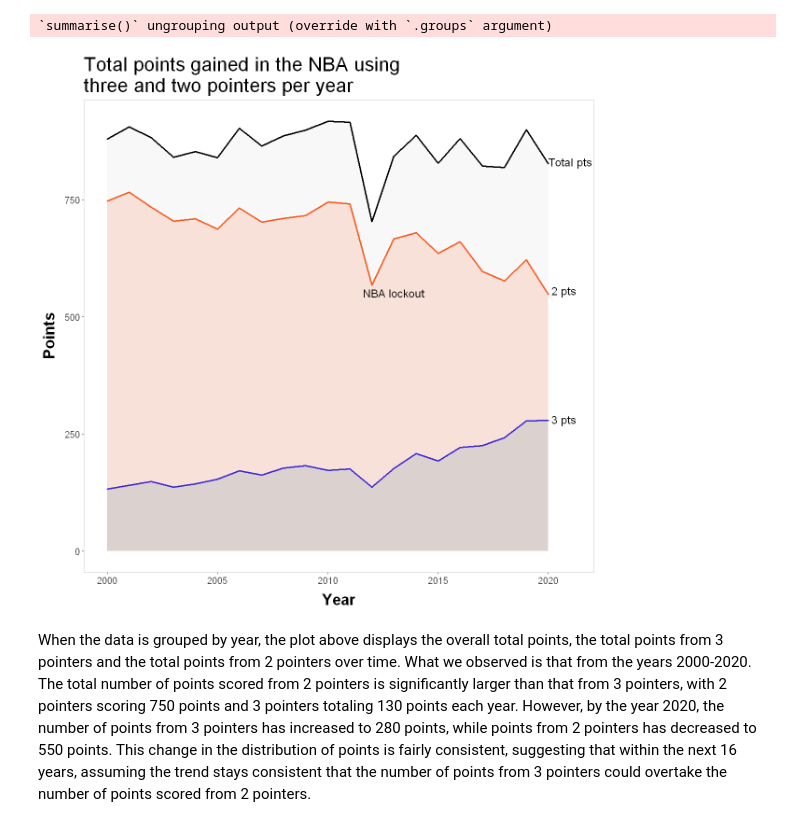
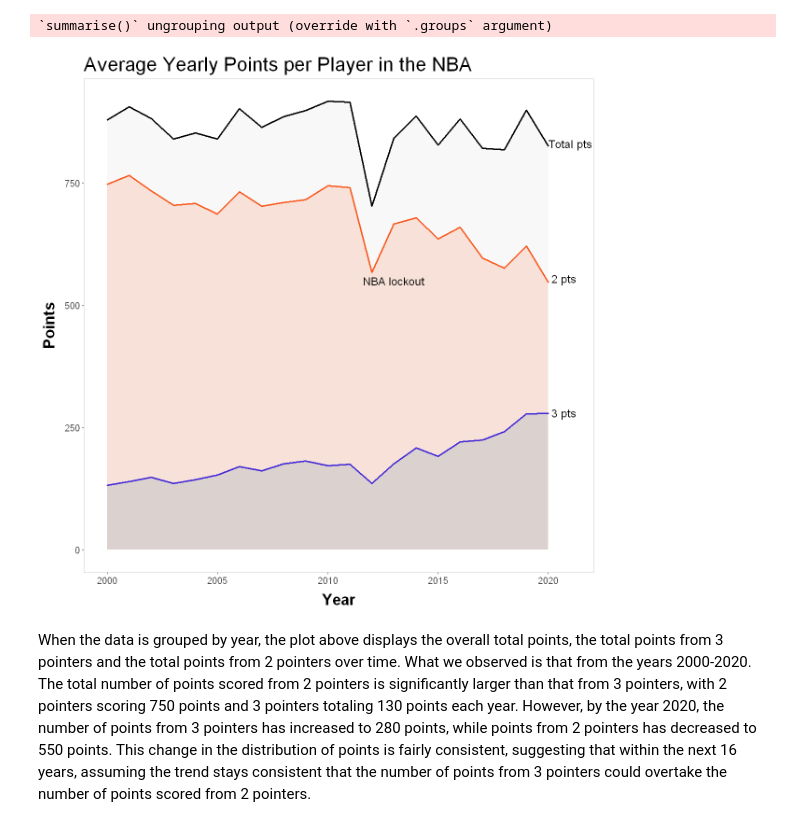
Before and after one commit to ubco-mds-2020-labs/data-550-project2-group-13-connor-and-graham, a Jupyter notebook: final.ipynb, the cells around one changed output. Saved outputs shown, nothing was run; the diff lists cells and outputs as text; code cells hidden in the pictures.

Commit message:
Capitalized and altered titles of plots

```diff
--- a/final.ipynb
+++ b/final.ipynb
@@ -368,26 +401,26 @@ NBA_grouped_year <-add_column(NBA_grouped_year,X2P_corrected = NBA_grouped_year$
 # %%
 # Create plot
 
 ggplot(NBA_grouped_year, aes(x = year)) +
     geom_area(aes(y = X3PM_corrected), fill = 'lightblue', color ='blue', size = 1,alpha = 0.5)  +
     geom_area(aes(y = X2P_corrected), fill = 'orangered', color ='orangered', size = 1,alpha = 0.15)  +
     geom_area(aes(y = PTS), fill = 'lightgrey', color ='black', size = 1,alpha = 0.15)  +
     scale_x_continuous(name="Year") +
     scale_y_continuous(name="Points") +
-    ggtitle('Total points gained in the NBA using\nthree and two pointers per year')+
+    ggtitle('Average Yearly Points per Player in the NBA')+
     theme(axis.text=element_text(size=12),
         axis.title=element_text(size=20,face="bold"),
         plot.title = element_text(size=25),
         panel.grid.major = element_blank(), panel.grid.minor = element_blank(),
         legend.position="bottom",legend.text = element_text(colour="blue", size=10,
                                      face="bold")
 )+
 annotate('text', label = 'NBA lockout', x = 2013, y = 550, size=5)+
 annotate('text', label = 'Total pts', x = 2021, y = 830, size=5) +
 annotate('text', label = '2 pts', x = 2020.7, y = 555, size=5) +
 annotate('text', label = '3 pts', x = 2020.7, y = 280, size=5)
 # %% [output]
-[figure, old version]
+[figure, new version]
 # %% [markdown]
 When the data is grouped by year, the plot above displays the overall total points, the total points from 3 pointers and the total points from 2 pointers over time. What we observed is that from the years 2000-2020. The total number of points scored from 2 pointers is significantly larger than that from 3 pointers, with 2 pointers scoring 750 points and 3 pointers totaling 130 points each year. However, by the year 2020, the number of points from 3 pointers has increased to 280 points, while points from 2 pointers has decreased to 550 points. This change in the distribution of points is fairly consistent, suggesting that within the next 16 years, assuming the trend stays consistent that the number of points from 3 pointers could overtake the number of points scored from 2 pointers.
 
```
Also changed, not shown: parts of 5 cells of this notebook.
